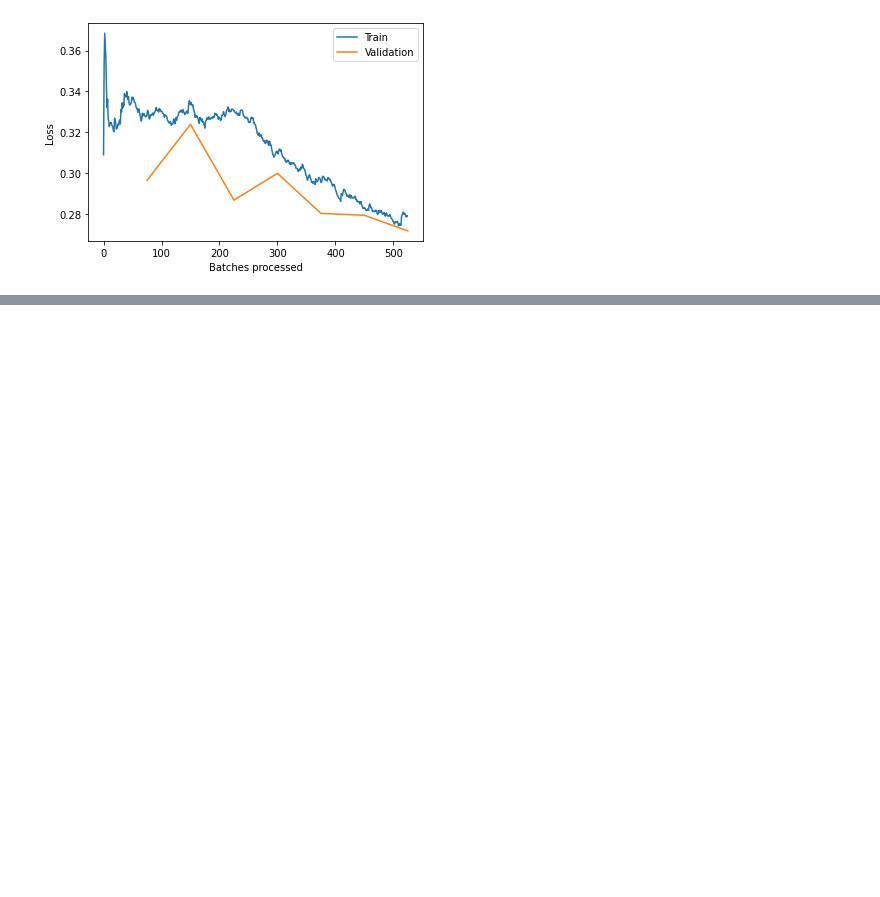
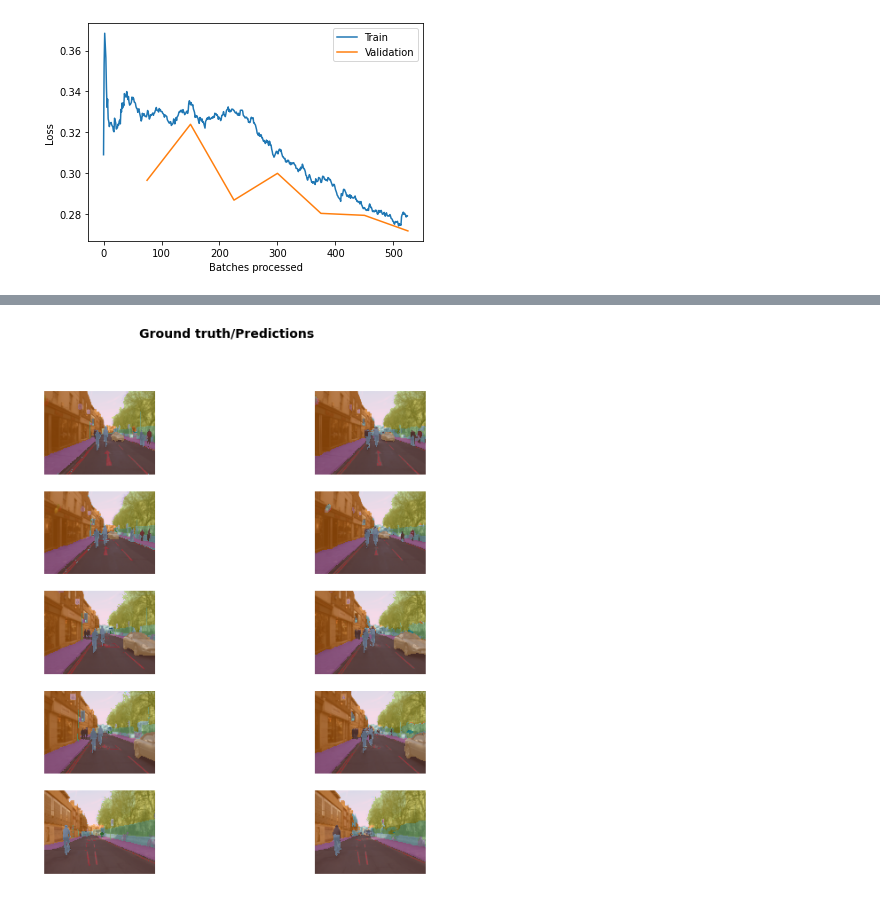
Before and after one commit to patchu-madathil/FastAI, a Jupyter notebook: camvidimagesegmentation.ipynb, the cells around one changed output, grey strips where cells are left out. Saved outputs shown, nothing was run; the diff lists cells and outputs as text; code cells hidden in the pictures; blank space fills up the shorter version.

```diff
--- a/camvidimagesegmentation.ipynb
+++ b/camvidimagesegmentation.ipynb
@@ -176,0 +187,4 @@ learner.recorder.plot_losses()
+# %%
+learner.show_results(rows=5, figsize=(10,10))
+# %% [output]
+[figure, added]
```
Also changed, not shown: parts of 5 cells of this notebook.
